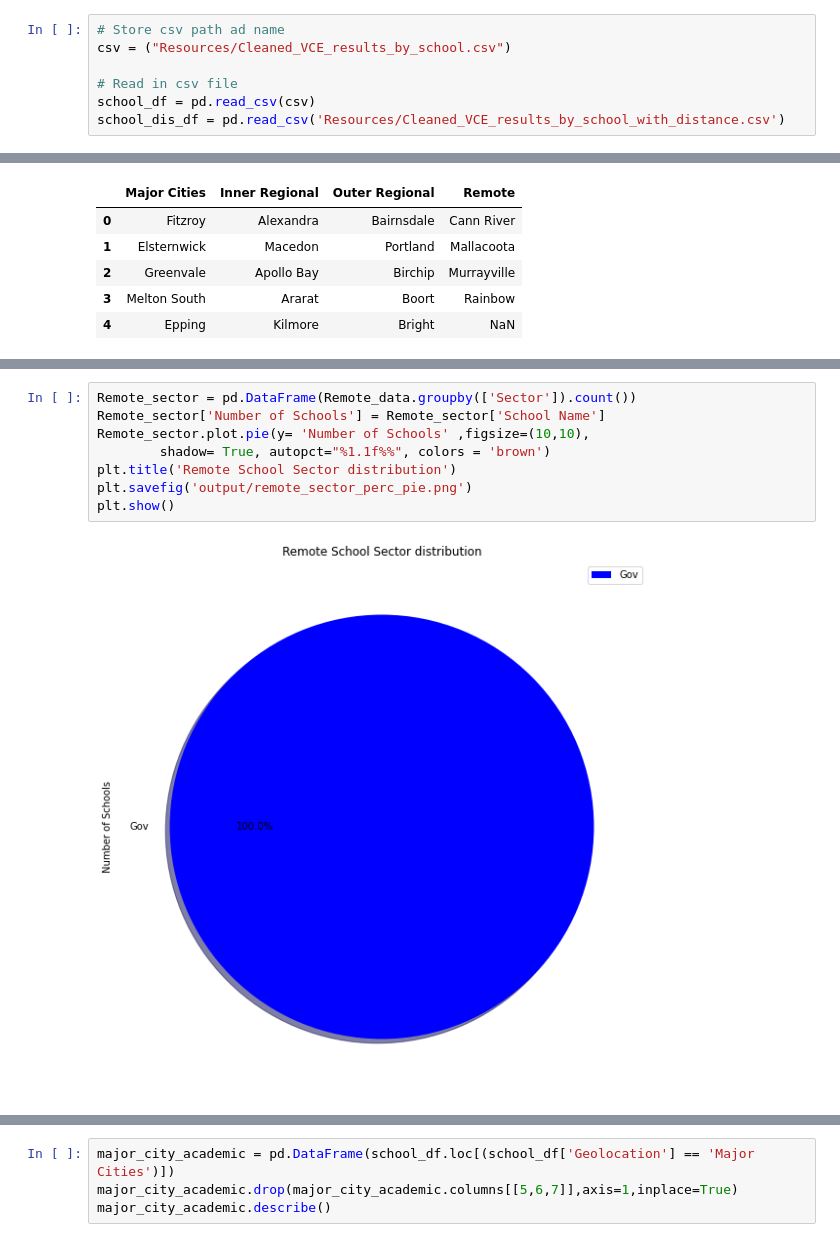
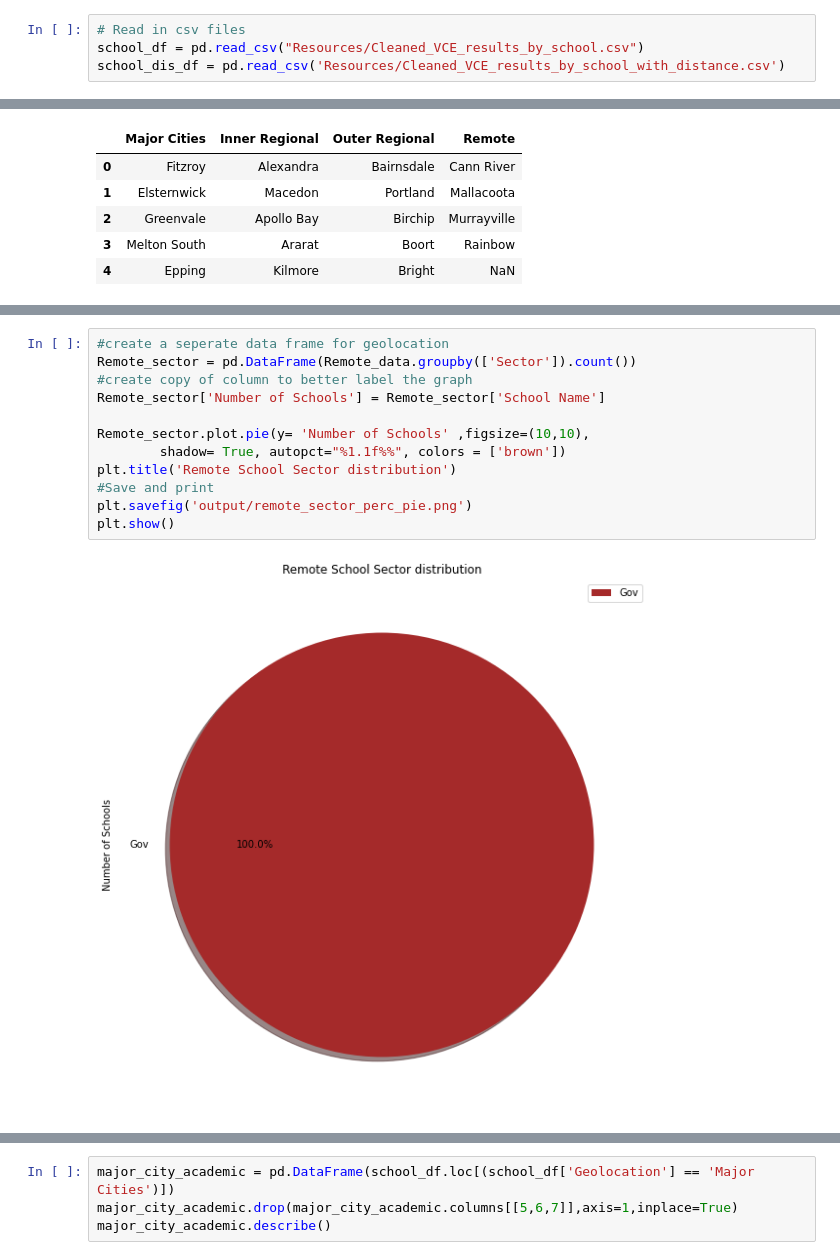
Before and after one commit to joshmartin33/project-one, a Jupyter notebook: analysis.ipynb, the cells around one changed output, grey strips where cells are left out. Cells and saved outputs as stored; diff of their text form.

Commit message:
began analysis of data and organised analysis notebook

```diff
--- a/analysis.ipynb
+++ b/analysis.ipynb
@@ -12,9 +16,6 @@ from api_keys import g_key
 # Configure gmaps
 gmaps.configure(api_key=g_key)
 # %%
-# Store csv path ad name
-csv = ("Resources/Cleaned_VCE_results_by_school.csv")
-
-# Read in csv file
-school_df = pd.read_csv(csv)
+# Read in csv files
+school_df = pd.read_csv("Resources/Cleaned_VCE_results_by_school.csv")
 school_dis_df = pd.read_csv('Resources/Cleaned_VCE_results_by_school_with_distance.csv')
@@ -241,12 +309,16 @@ plt.show()
 # %% [output]
 [figure]
 # %%
+#create a seperate data frame for geolocation
 Remote_sector = pd.DataFrame(Remote_data.groupby(['Sector']).count())
+#create copy of column to better label the graph
 Remote_sector['Number of Schools'] = Remote_sector['School Name']
+
 Remote_sector.plot.pie(y= 'Number of Schools' ,figsize=(10,10),
-        shadow= True, autopct="%1.1f%%", colors = 'brown')
+        shadow= True, autopct="%1.1f%%", colors = ['brown'])
 plt.title('Remote School Sector distribution')
+#Save and print
 plt.savefig('output/remote_sector_perc_pie.png')
 plt.show()
 # %% [output]
-[figure, old version]
+[figure, new version]
```
Also changed, not shown: parts of 76 cells of this notebook, 8 other files.
